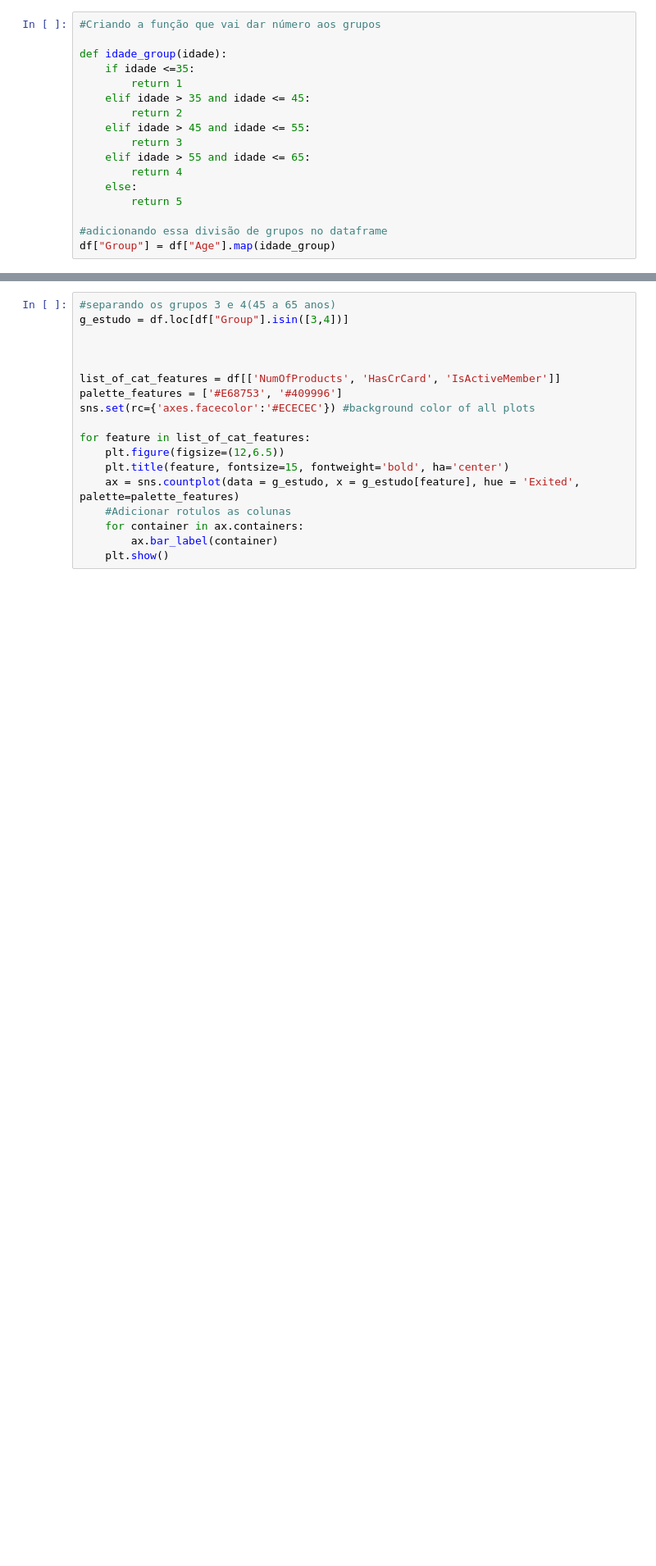
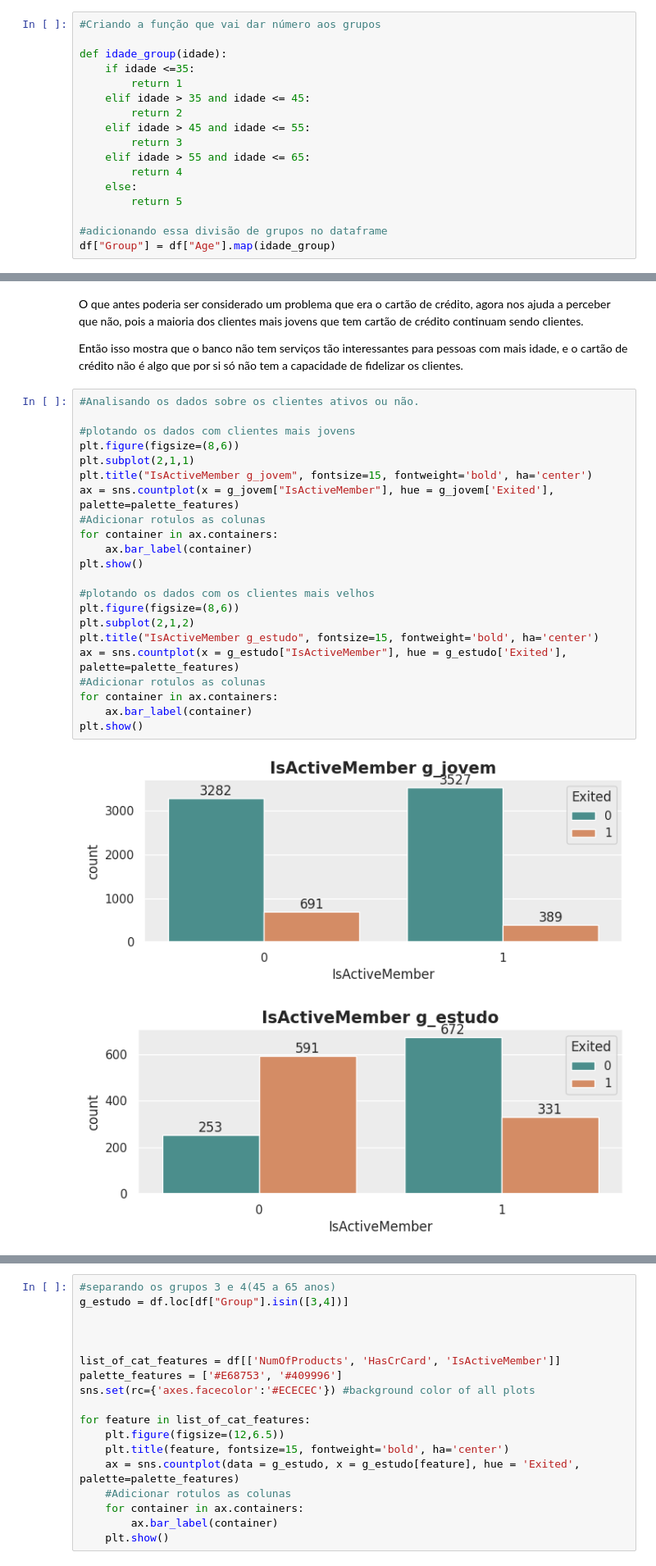
Before and after one commit to MoroF10/curso, a Jupyter notebook: Análise_chrun.ipynb, the cells around one changed output, grey strips where cells are left out. Shown at 82% size. Saved outputs shown, nothing was run; the diff lists cells and outputs as text; blank space fills up the shorter version.

```diff
--- a/Análise_chrun.ipynb
+++ b/Análise_chrun.ipynb
@@ -272,0 +276,29 @@ plt.show()
+# %% [markdown]
+O que antes poderia ser considerado um problema que era o cartão de crédito, agora nos ajuda a perceber que não, pois a maioria dos clientes mais jovens que tem cartão de crédito continuam sendo clientes.
+
+Então isso mostra que o banco não tem serviços tão interessantes para pessoas com mais idade, e o cartão de crédito não é algo que por si só   não tem a capacidade de fidelizar os clientes.
+# %%
+#Analisando os dados sobre os clientes ativos ou não.
+
+#plotando os dados com clientes mais jovens
+plt.figure(figsize=(8,6))
+plt.subplot(2,1,1)
+plt.title("IsActiveMember g_jovem", fontsize=15, fontweight='bold', ha='center')
+ax = sns.countplot(x = g_jovem["IsActiveMember"], hue = g_jovem['Exited'], palette=palette_features)
+#Adicionar rotulos as colunas
+for container in ax.containers:
+    ax.bar_label(container)
+plt.show()
+
+#plotando os dados com os clientes mais velhos
+plt.figure(figsize=(8,6))
+plt.subplot(2,1,2)
+plt.title("IsActiveMember g_estudo", fontsize=15, fontweight='bold', ha='center')
+ax = sns.countplot(x = g_estudo["IsActiveMember"], hue = g_estudo['Exited'], palette=palette_features)
+#Adicionar rotulos as colunas
+for container in ax.containers:
+    ax.bar_label(container)
+plt.show()
+# %% [output]
+[figure, added]
+[figure, added]
```
Also changed, not shown: parts of 4 cells of this notebook.
